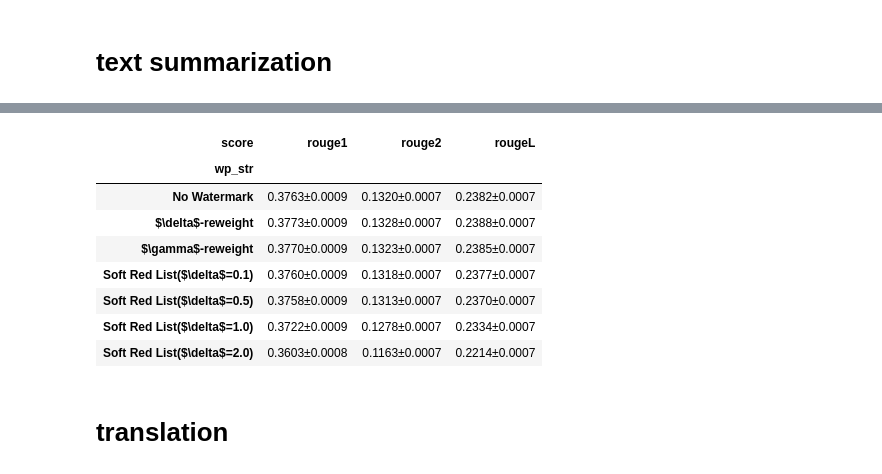
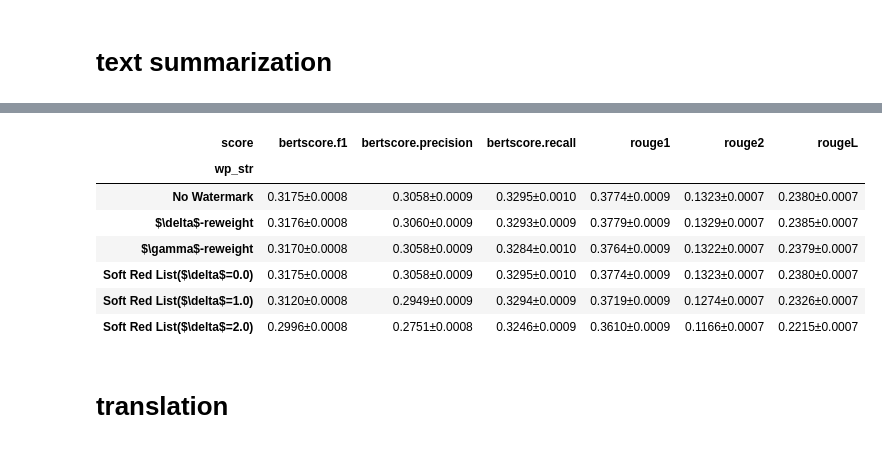
Before and after one commit to xiaoniu-578fa6bff964d005/UnbiasedWatermark, a Jupyter notebook: plot.ipynb, the cells around one changed output, grey strips where cells are left out. Drawn from its saved outputs; the diff is of its cells as text; code cells hidden in the pictures.

```diff
--- a/plot.ipynb
+++ b/plot.ipynb
@@ -8,4 +8,6 @@ import numpy as np
 import pandas as pd
 # %% [markdown]
 # text summarization
+# %%
+df = pd.read_json(open("data/text_summarization_result.txt", "r", encoding="utf8"), lines=True)
 # %%
@@ -35,15 +42,7 @@ def map_wp_str(wp_str):
     else:
         raise ValueError("Unknown watermark: {}".format(wp_str))
 
-
-df = pd.DataFrame.from_dict(
-    [
-        {"wp_str": map_wp_str(wp_str), "score": score_str, "value": score}
-        for wp_str in rouge
-        for score_str in rouge[wp_str]
-        for score in rouge[wp_str][score_str]
-    ],
-)
+df = df.assign(wp_str=df["watermark_processor"].apply(map_wp_str))
 john_wps = sorted(list(john_wps))
 df.head()
 # %% [output]
@@ -67,27 +66,30 @@ Text(0.5, 0, 'Watermark')
 # %%
-# form a table, rows are wp, columns are score, item is mean and std (of mean) like 0.5±0.001
-sdf = df.groupby(["wp_str", "score"]).agg(["mean", "std", "count"])
+sdf=df.melt(
+    id_vars=["wp_str"],
+    value_vars=[c for c in df.columns if df[c].dtype == np.float64],
+    var_name="score",
+    value_name="value",
+)
+sdf = sdf.groupby(["wp_str", "score"]).agg(["mean", "std", "count"])
 sdf = (
     sdf["value"]
     .apply(
         lambda x: "{:.4f}±{:.4f}".format(x["mean"], x["std"] / np.sqrt(x["count"])),
         axis=1,
     )
     .unstack()
 )
-# reorder with the order of show_wp
 sdf = sdf.loc[show_wp + john_wps]
 sdf
 # %% [output]
-| score | rouge1 | rouge2 | rougeL |
-| wp_str |  |  |  |
-| No Watermark | 0.3763±0.0009 | 0.1320±0.0007 | 0.2382±0.0007 |
-| $\delta$-reweight | 0.3773±0.0009 | 0.1328±0.0007 | 0.2388±0.0007 |
-| $\gamma$-reweight | 0.3770±0.0009 | 0.1323±0.0007 | 0.2385±0.0007 |
-| Soft Red List($\delta$=0.1) | 0.3760±0.0009 | 0.1318±0.0007 | 0.2377±0.0007 |
-| Soft Red List($\delta$=0.5) | 0.3758±0.0009 | 0.1313±0.0007 | 0.2370±0.0007 |
-| Soft Red List($\delta$=1.0) | 0.3722±0.0009 | 0.1278±0.0007 | 0.2334±0.0007 |
-| Soft Red List($\delta$=2.0) | 0.3603±0.0008 | 0.1163±0.0007 | 0.2214±0.0007 |
+| score | bertscore.f1 | bertscore.precision | bertscore.recall | rouge1 | rouge2 | rougeL |
+| wp_str |  |  |  |  |  |  |
+| No Watermark | 0.3175±0.0008 | 0.3058±0.0009 | 0.3295±0.0010 | 0.3774±0.0009 | 0.1323±0.0007 | 0.2380±0.0007 |
+| $\delta$-reweight | 0.3176±0.0008 | 0.3060±0.0009 | 0.3293±0.0009 | 0.3779±0.0009 | 0.1329±0.0007 | 0.2385±0.0007 |
+| $\gamma$-reweight | 0.3170±0.0008 | 0.3058±0.0009 | 0.3284±0.0010 | 0.3764±0.0009 | 0.1322±0.0007 | 0.2379±0.0007 |
+| Soft Red List($\delta$=0.0) | 0.3175±0.0008 | 0.3058±0.0009 | 0.3295±0.0010 | 0.3774±0.0009 | 0.1323±0.0007 | 0.2380±0.0007 |
+| Soft Red List($\delta$=1.0) | 0.3120±0.0008 | 0.2949±0.0009 | 0.3294±0.0009 | 0.3719±0.0009 | 0.1274±0.0007 | 0.2326±0.0007 |
+| Soft Red List($\delta$=2.0) | 0.2996±0.0008 | 0.2751±0.0008 | 0.3246±0.0009 | 0.3610±0.0009 | 0.1166±0.0007 | 0.2215±0.0007 |
 # %% [markdown]
 # translation
 # %%
```
Also changed, not shown: parts of 11 cells of this notebook, 3 other files.
